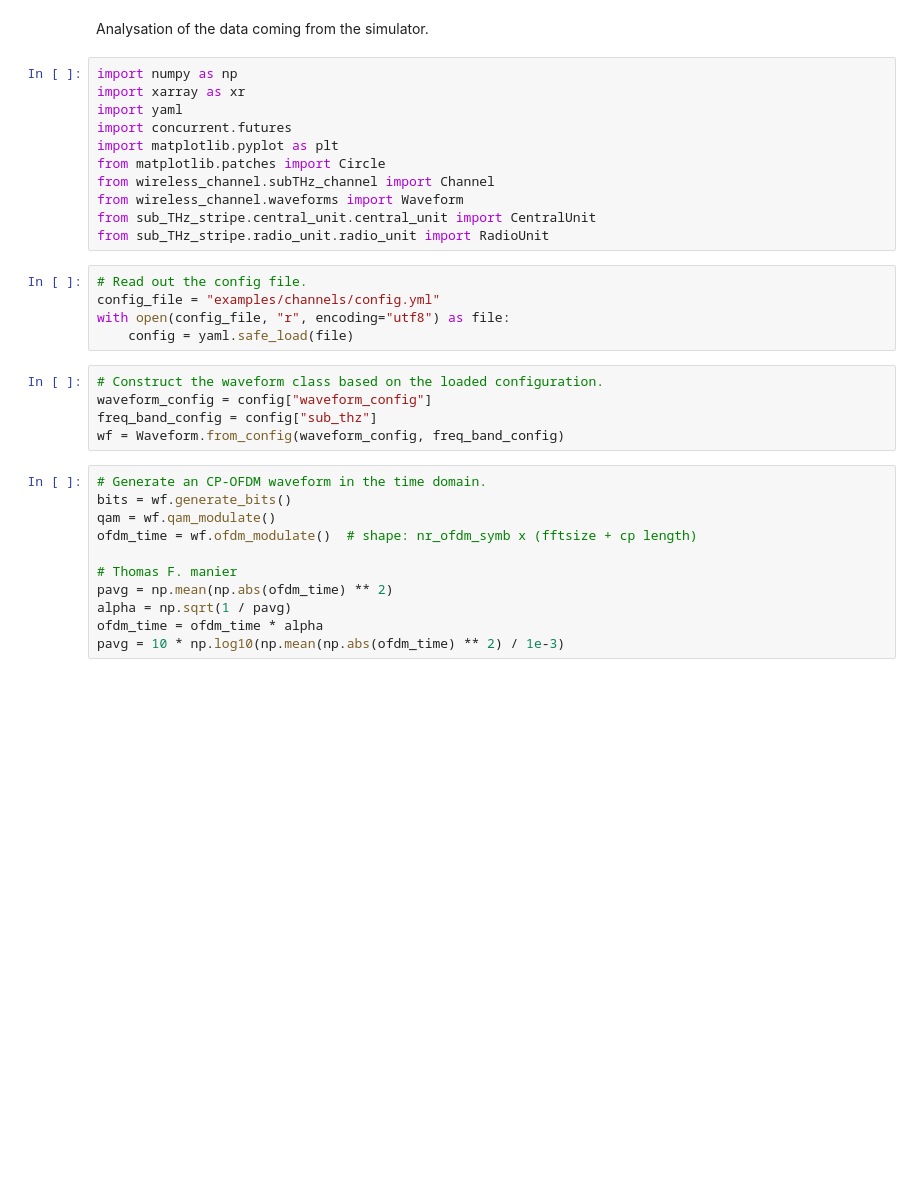
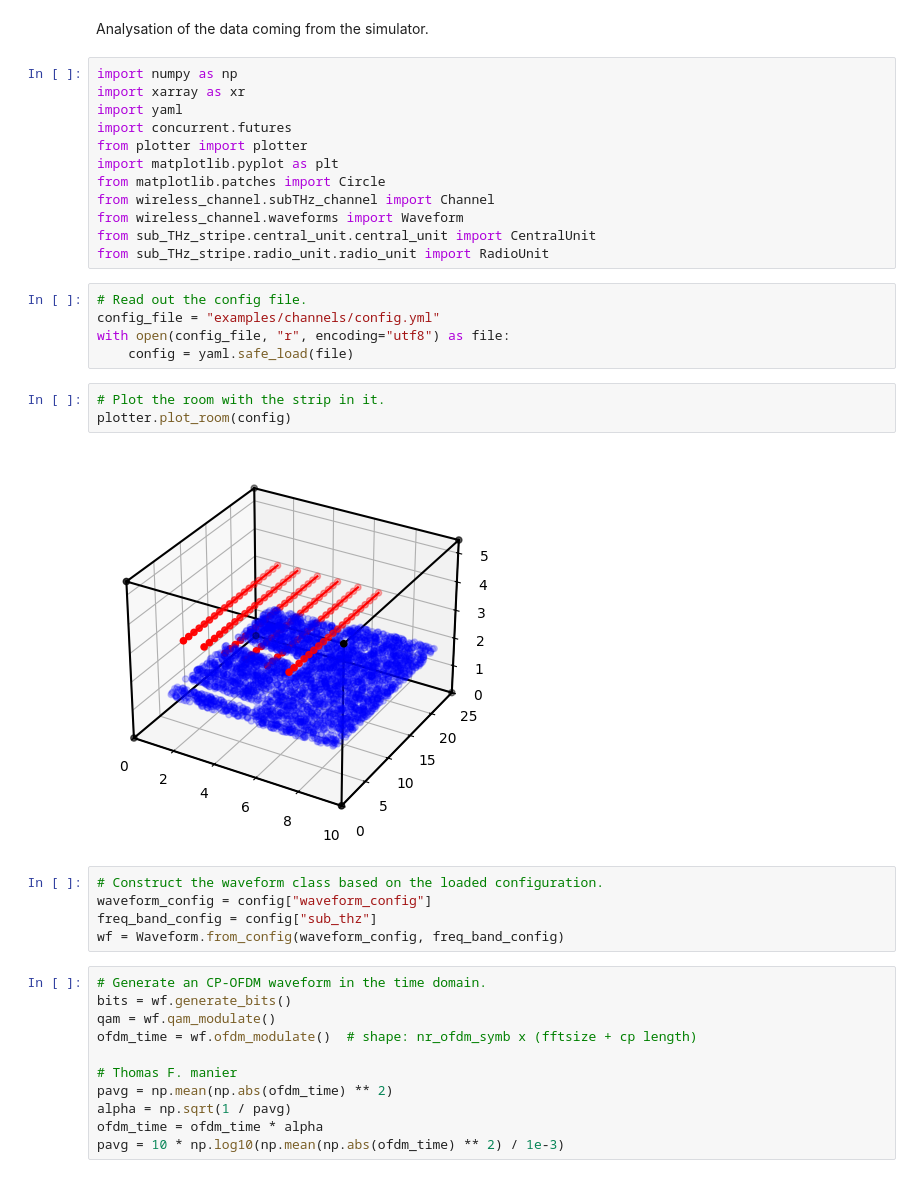
Before and after one commit to 6GTandem/6GTandem-simulator, a Jupyter notebook: examples/channels/plot_channel.ipynb, the cells around one changed output. Drawn from its saved outputs; the diff is of its cells as text; blank space fills up the shorter version.

Commit message:
Debugging channel plotting with new debug datasets.

```diff
--- a/examples/channels/plot_channel.ipynb
+++ b/examples/channels/plot_channel.ipynb
@@ -5,6 +5,7 @@ import numpy as np
 import xarray as xr
 import yaml
 import concurrent.futures
+from plotter import plotter
 import matplotlib.pyplot as plt
 from matplotlib.patches import Circle
 from wireless_channel.subTHz_channel import Channel
@@ -16,6 +17,11 @@ from sub_THz_stripe.radio_unit.radio_unit import RadioUnit
 config_file = "examples/channels/config.yml"
 with open(config_file, "r", encoding="utf8") as file:
     config = yaml.safe_load(file)
+# %%
+# Plot the room with the strip in it.
+plotter.plot_room(config)
+# %% [output]
+[figure, added]
 # %%
 # Construct the waveform class based on the loaded configuration.
 waveform_config = config["waveform_config"]
```
Also changed, not shown: parts of 1 cell of this notebook, 3 other files.
